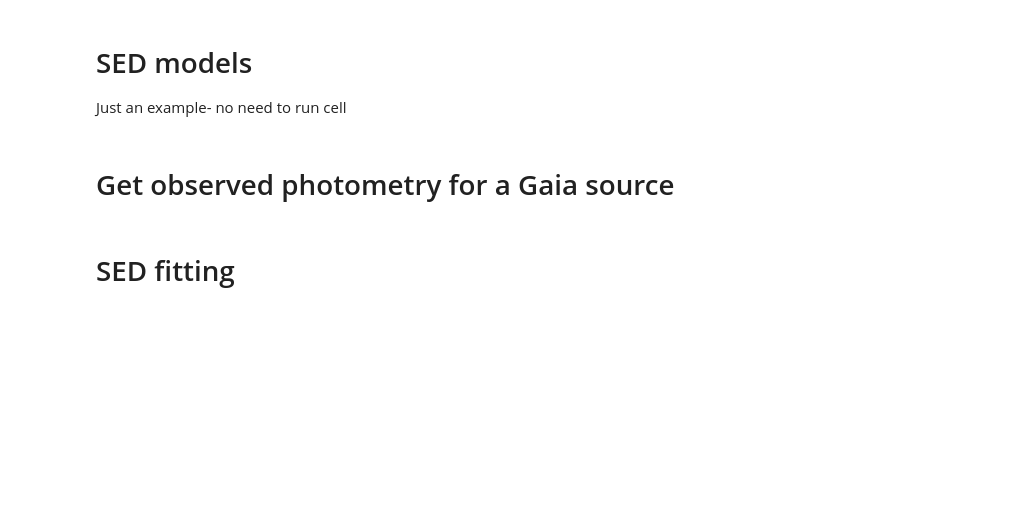
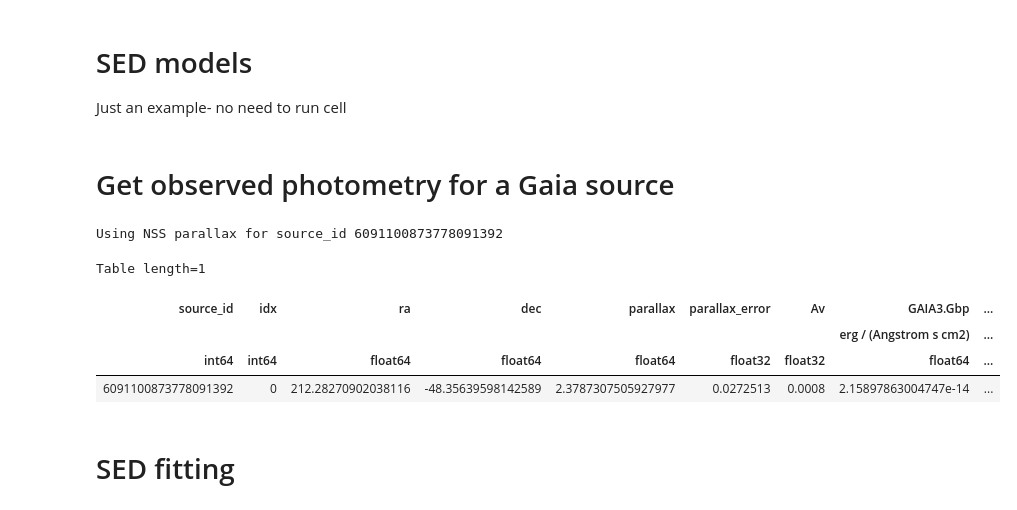
Before and after one commit to orenir49/SED_WIS, a Jupyter notebook: notebooks/example.ipynb, the cells around one changed output. Cells and saved outputs as stored; diff of their text form; code cells hidden in the pictures; blank space fills up the shorter version.

```diff
--- a/notebooks/example.ipynb
+++ b/notebooks/example.ipynb
@@ -33,5 +35,16 @@ sid = 4590219020267725696
 # %%
 obs,flags = brr.get_photometry_single_source(sid, snr_lim=10)
+cnames = obs.colnames
+cnames_to_remove = [c for c in cnames if 'Johnson' in c]
+obs.remove_columns(cnames_to_remove)
+obs
+# %% [output]
+Using NSS parallax for source_id 6091100873778091392
+Table length=1
+| source_id | idx | ra | dec | parallax | parallax_error | Av | GAIA3.Gbp | ... |
+|  |  |  |  |  |  |  | erg / (Angstrom s cm2) | ... |
+| int64 | int64 | float64 | float64 | float64 | float32 | float32 | float64 | ... |
+| 6091100873778091392 | 0 | 212.28270902038116 | -48.35639598142589 | 2.3787307505927977 | 0.0272513 | 0.0008 | 2.15897863004747e-14 | ... |
 # %% [markdown]
 # SED fitting
 # %%
```
Also changed, not shown: parts of 11 cells of this notebook, 4 other files.
